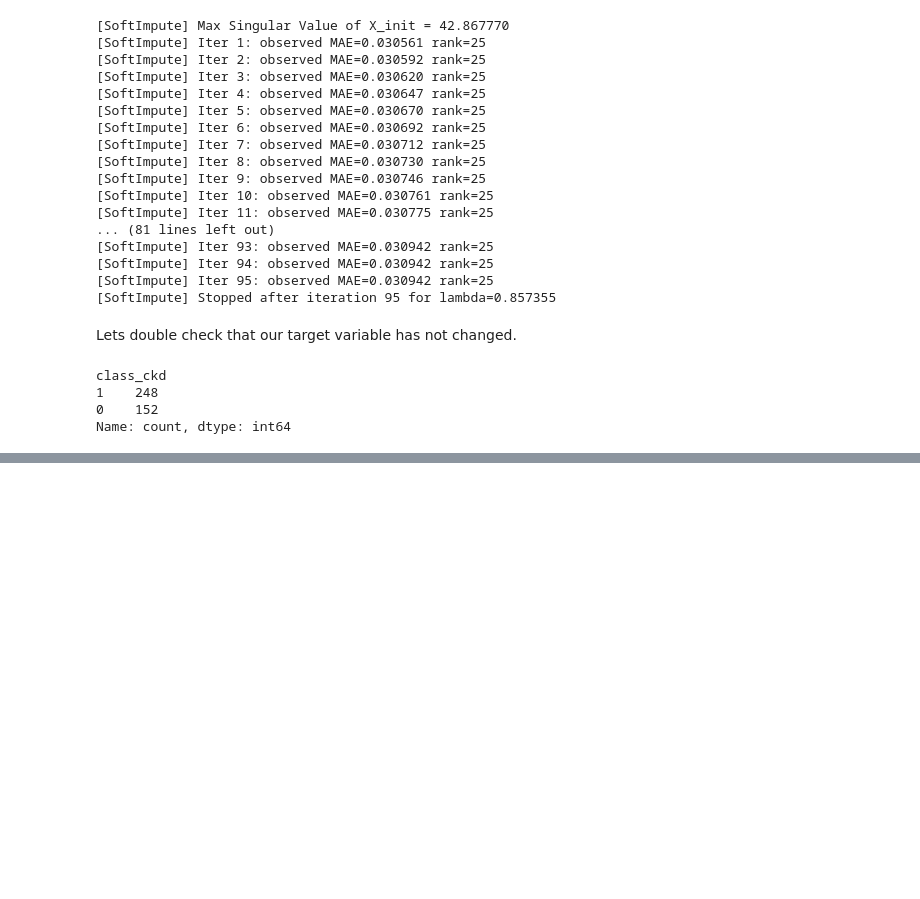
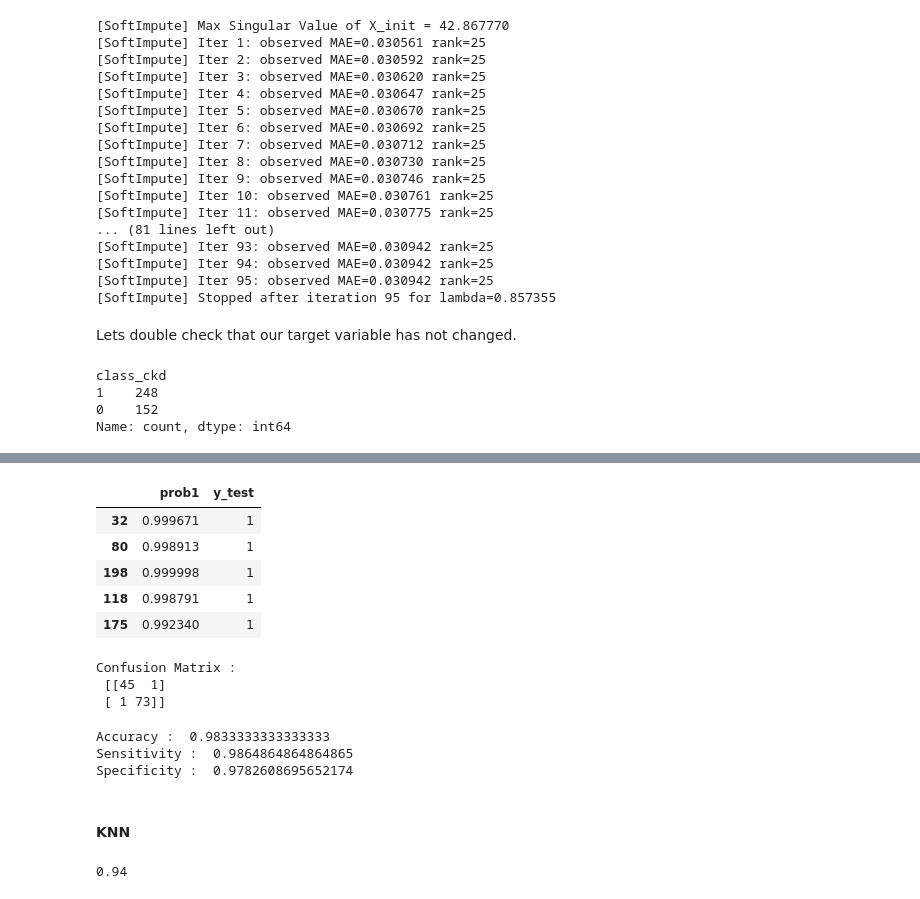
Before and after one commit to Anu-Kumar2/STATS3DA3_A6, a Jupyter notebook: A6_Git.ipynb, the cells around one changed output, grey strips where cells are left out. Cells and saved outputs as stored; diff of their text form; code cells hidden in the pictures; blank space fills up the shorter version.

```diff
--- a/A6_Git.ipynb
+++ b/A6_Git.ipynb
@@ -323,0 +431,13 @@ Name: count, dtype: int64
+# %%
+x = data_imputed_df.drop(['class_ckd'], axis = 1)
+y = data_imputed_df['class_ckd']
+# %%
+np.random.seed(1)
+
+x_train, x_test, y_train, y_test = train_test_split(
+    x,
+    y,
+    test_size=0.30,
+    random_state=0,
+    stratify=y
+    )
@@ -323,0 +453,3 @@ Name: count, dtype: int64
+# %%
+pred_prob = ckd_log.predict_proba(x_test)
+pred_prob
@@ -323,0 +474,14 @@ Name: count, dtype: int64
+# %%
+# Create a data frame with predicted probabilities (for default) and the class labels in the test set.
+# get the prob being 1
+df = pd.DataFrame(
+    data = {'prob1': pred_prob[:,1], 'y_test': y_test}
+    )
+df.head()
+# %% [output]
+|  | prob1 | y_test |
+| 32 | 0.999671 | 1 |
+| 80 | 0.998913 | 1 |
+| 198 | 0.999998 | 1 |
+| 118 | 0.998791 | 1 |
+| 175 | 0.992340 | 1 |
@@ -323,0 +491,26 @@ Name: count, dtype: int64
+# %%
+cm = confusion_matrix(df.y_test, df.y_test_pred)
+print('Confusion Matrix : \n', cm)
+# %% [output]
+Confusion Matrix :
+ [[45  1]
+ [ 1 73]]
+# %%
+# From confusion matrix, calculate accuracy
+
+total = sum(sum(cm))
+
+accuracy = (cm[0,0]+cm[1,1])/total
+print ('Accuracy : ', accuracy)
+
+sensitivity = cm[1,1]/(cm[1,0]+cm[1,1])
+print('Sensitivity : ', sensitivity )
+
+specificity = cm[0,0]/(cm[0,0]+cm[0,1])
+print('Specificity : ', specificity)
+# %% [output]
+Accuracy :  0.9833333333333333
+Sensitivity :  0.9864864864864865
+Specificity :  0.9782608695652174
+# %% [markdown]
+#### KNN
@@ -323,0 +529,5 @@ Name: count, dtype: int64
+# %%
+# accuracy on the test set
+print(round(metrics.accuracy_score(y_test, pred5),2))
+# %% [output]
+0.94
```
Also changed, not shown: parts of 16 cells of this notebook.
